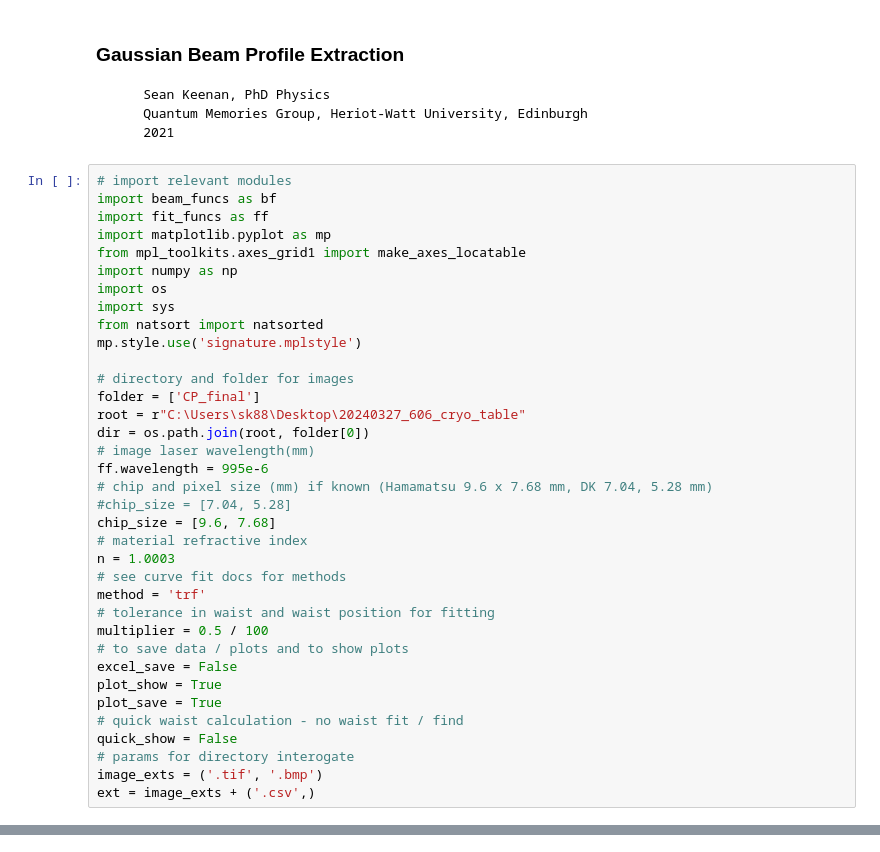
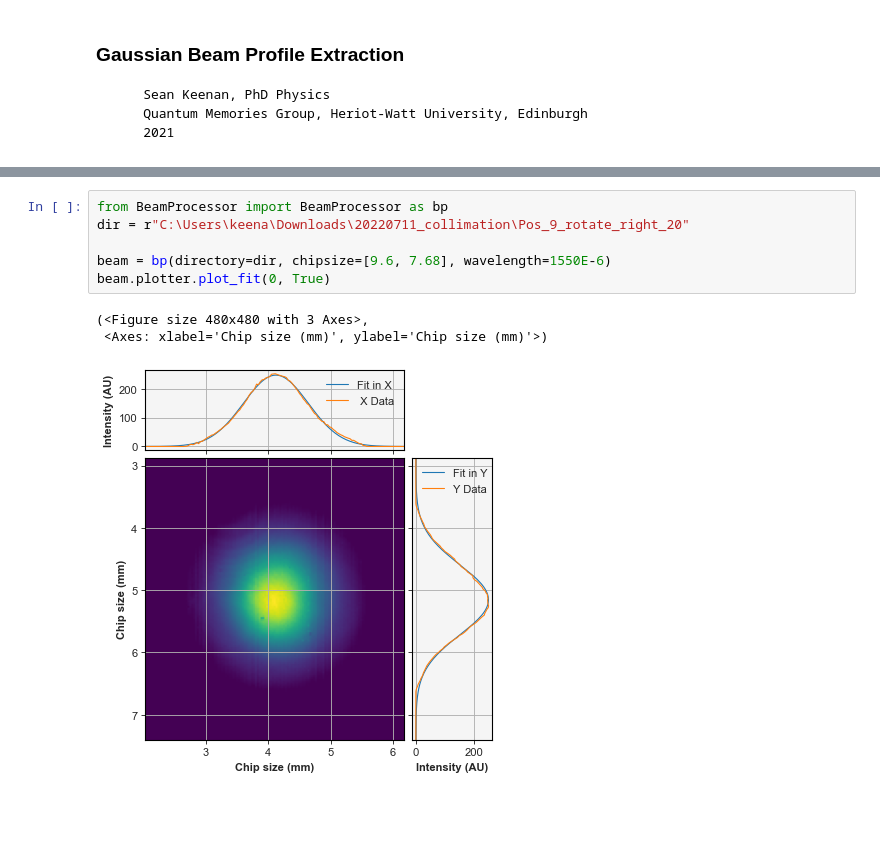
Before and after one commit to SMK-UK/BeamPro, a Jupyter notebook: test.ipynb, the cells around one changed output, grey strips where cells are left out. Drawn from its saved outputs; the diff is of its cells as text; blank space fills up the shorter version.

```diff
--- a/test.ipynb
+++ b/test.ipynb
@@ -5,39 +5,3 @@
         Sean Keenan, PhD Physics
         Quantum Memories Group, Heriot-Watt University, Edinburgh
         2021
-# %%
-# import relevant modules
-import beam_funcs as bf
-import fit_funcs as ff
-import matplotlib.pyplot as mp
-from mpl_toolkits.axes_grid1 import make_axes_locatable
-import numpy as np
-import os
-import sys
-from natsort import natsorted
-mp.style.use('signature.mplstyle')
-
-# directory and folder for images
-folder = ['CP_final']
-root = r"C:\Users\sk88\Desktop\20240327_606_cryo_table"
-dir = os.path.join(root, folder[0])
-# image laser wavelength(mm)
-ff.wavelength = 995e-6
-# chip and pixel size (mm) if known (Hamamatsu 9.6 x 7.68 mm, DK 7.04, 5.28 mm)
-#chip_size = [7.04, 5.28]
-chip_size = [9.6, 7.68]
-# material refractive index
-n = 1.0003
-# see curve fit docs for methods
-method = 'trf'
-# tolerance in waist and waist position for fitting
-multiplier = 0.5 / 100
-# to save data / plots and to show plots
-excel_save = False
-plot_show = True
-plot_save = True
-# quick waist calculation - no waist fit / find
-quick_show = False
-# params for directory interogate
-image_exts = ('.tif', '.bmp')
-ext = image_exts + ('.csv',)
@@ -201,0 +8,10 @@ if plot_show == True:
+# %%
+from BeamProcessor import BeamProcessor as bp
+dir = r"C:\Users\keena\Downloads\20220711_collimation\Pos_9_rotate_right_20"
+
+beam = bp(directory=dir, chipsize=[9.6, 7.68], wavelength=1550E-6)
+beam.plotter.plot_fit(0, True)
+# %% [output]
+(<Figure size 480x480 with 3 Axes>,
+ <Axes: xlabel='Chip size (mm)', ylabel='Chip size (mm)'>)
+[figure, added]
```
Also changed, not shown: parts of 5 cells of this notebook, 40 other files.
